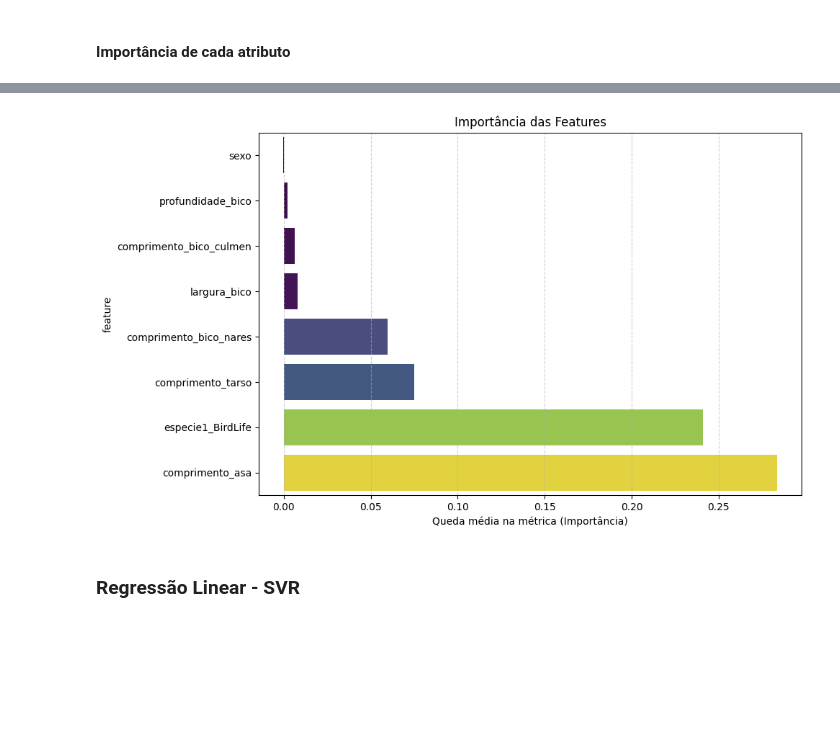
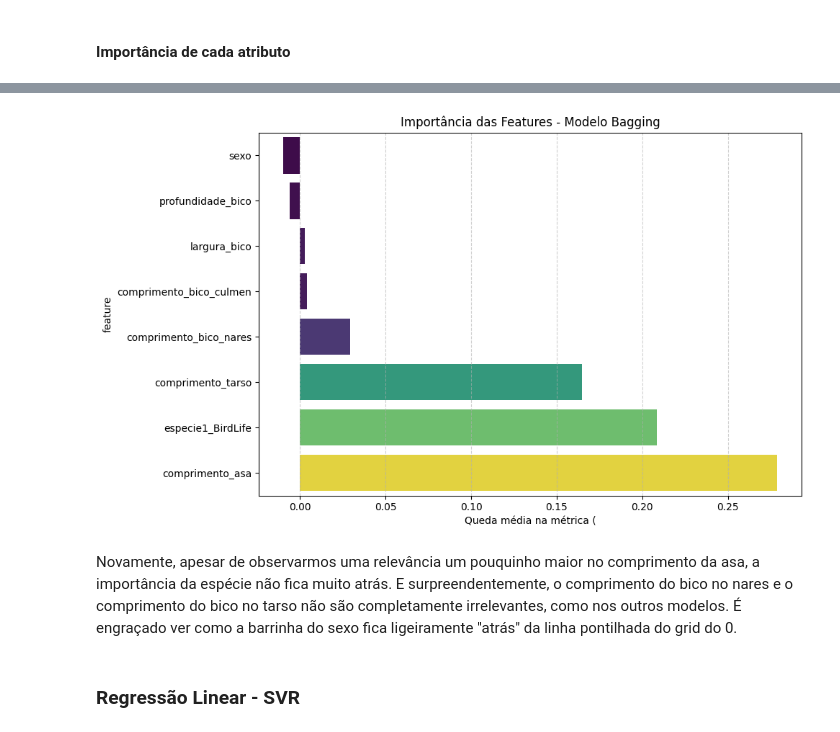
Before and after one commit to helocano/tiamat, a Jupyter notebook: MainTiamat_HeloisaCano.ipynb, the cells around one changed output, grey strips where cells are left out. Saved outputs shown, nothing was run; the diff lists cells and outputs as text; code cells hidden in the pictures; blank space fills up the shorter version.

Commit message:
Discussões de relevância de atributos
Encerra as discussões de relevância dos atributos para todos os modelos 🙏

```diff
--- a/MainTiamat_HeloisaCano.ipynb
+++ b/MainTiamat_HeloisaCano.ipynb
@@ -2380,6 +2428,6 @@ plt.show()
 # %%
 result = permutation_importance(
-    modelo_svr, X_teste, y_teste, n_repeats=10, random_state=semente_aleatoria
+    modelo_bagging, X_teste, y_teste, n_repeats=10, random_state=semente_aleatoria
 )
 
 importancias = pd.DataFrame({
@@ -2392,25 +2452,27 @@ importancias
 # %%
 from sklearn.inspection import permutation_importance
 
 df_plot = importancias.sort_values('importance_mean', ascending=True)
 
 plt.figure(figsize=(10, 6))
 sns.barplot(
     data=df_plot,
     x='importance_mean',
     y='feature',
     hue='importance_mean',
     palette='viridis',
     legend=False,
 )
 
 plt.xlabel('Queda média na métrica (')
-plt.title('Importância das Features')
+plt.title('Importância das Features - Modelo Bagging')
 plt.grid(axis='x', linestyle='--', alpha=0.6)
 plt.tight_layout()
 plt.show()
 # %% [output]
-[figure, old version]
+[figure, new version]
+# %% [markdown]
+Novamente, apesar de observarmos uma relevância um pouquinho maior no comprimento da asa, a importância da espécie não fica muito atrás. E surpreendentemente, o comprimento do bico no nares e o comprimento do bico no tarso não são completamente irrelevantes, como nos outros modelos. É engraçado ver como a barrinha do sexo fica ligeiramente "atrás" da linha pontilhada do grid do 0.
 # %% [markdown]
 ### Regressão Linear - SVR
 # %% [markdown]
```
Also changed, not shown: parts of 48 cells of this notebook.
